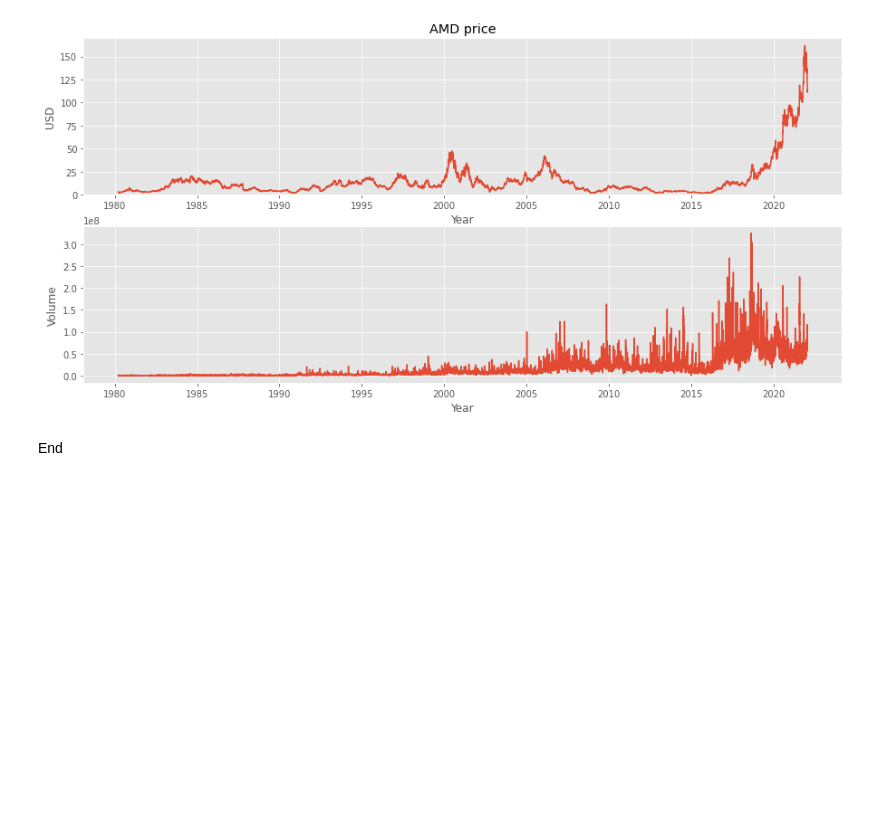
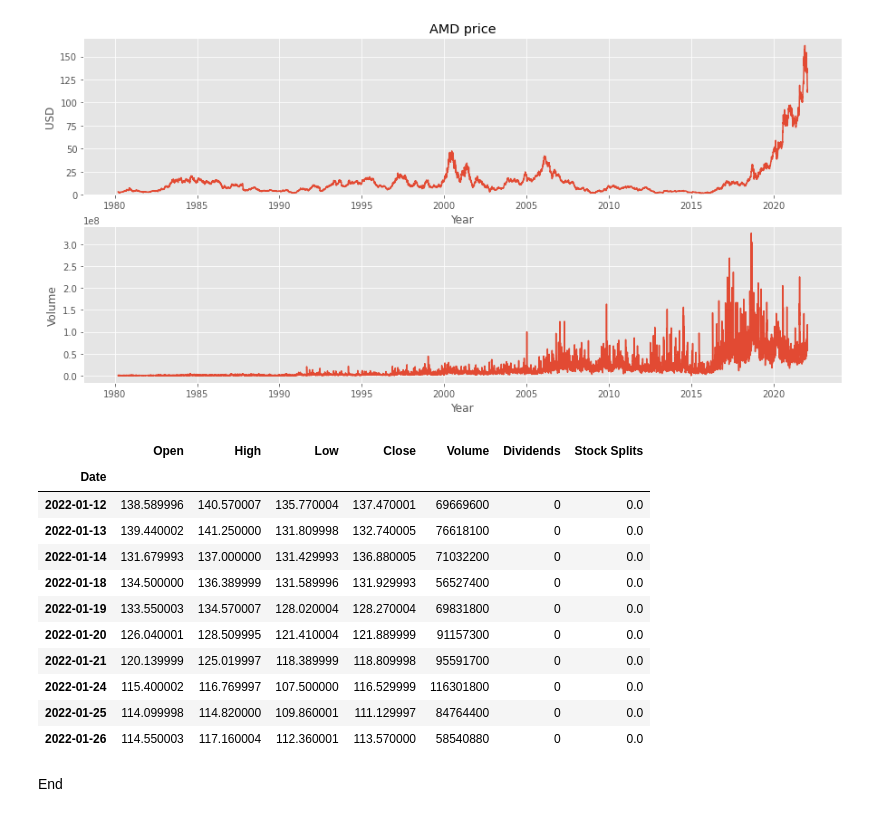
Before and after one commit to seher13/StockData, a Jupyter notebook: Stock_data_using_Python_library.ipynb, the cells around one changed output. Drawn from its saved outputs; the diff is of its cells as text; code cells hidden in the pictures; blank space fills up the shorter version.

Commit message:
tail added

```diff
--- a/Stock_data_using_Python_library.ipynb
+++ b/Stock_data_using_Python_library.ipynb
@@ -210,5 +210,20 @@ ax2.set_ylabel('Volume')
 # %% [output]
 Text(0, 0.5, 'Volume')
 [figure]
+# %%
+amd_history.tail(10)
+# %% [output]
+|  | Open | High | Low | Close | Volume | Dividends | Stock Splits |
+| Date |  |  |  |  |  |  |  |
+| 2022-01-12 | 138.589996 | 140.570007 | 135.770004 | 137.470001 | 69669600 | 0 | 0.0 |
+| 2022-01-13 | 139.440002 | 141.250000 | 131.809998 | 132.740005 | 76618100 | 0 | 0.0 |
+| 2022-01-14 | 131.679993 | 137.000000 | 131.429993 | 136.880005 | 71032200 | 0 | 0.0 |
+| 2022-01-18 | 134.500000 | 136.389999 | 131.589996 | 131.929993 | 56527400 | 0 | 0.0 |
+| 2022-01-19 | 133.550003 | 134.570007 | 128.020004 | 128.270004 | 69831800 | 0 | 0.0 |
+| 2022-01-20 | 126.040001 | 128.509995 | 121.410004 | 121.889999 | 91157300 | 0 | 0.0 |
+| 2022-01-21 | 120.139999 | 125.019997 | 118.389999 | 118.809998 | 95591700 | 0 | 0.0 |
+| 2022-01-24 | 115.400002 | 116.769997 | 107.500000 | 116.529999 | 116301800 | 0 | 0.0 |
+| 2022-01-25 | 114.099998 | 114.820000 | 109.860001 | 111.129997 | 84764400 | 0 | 0.0 |
+| 2022-01-26 | 114.550003 | 117.160004 | 112.360001 | 113.570000 | 58540880 | 0 | 0.0 |
 # %% [markdown]
 End
```
Also changed, not shown: parts of 1 cell of this notebook.
